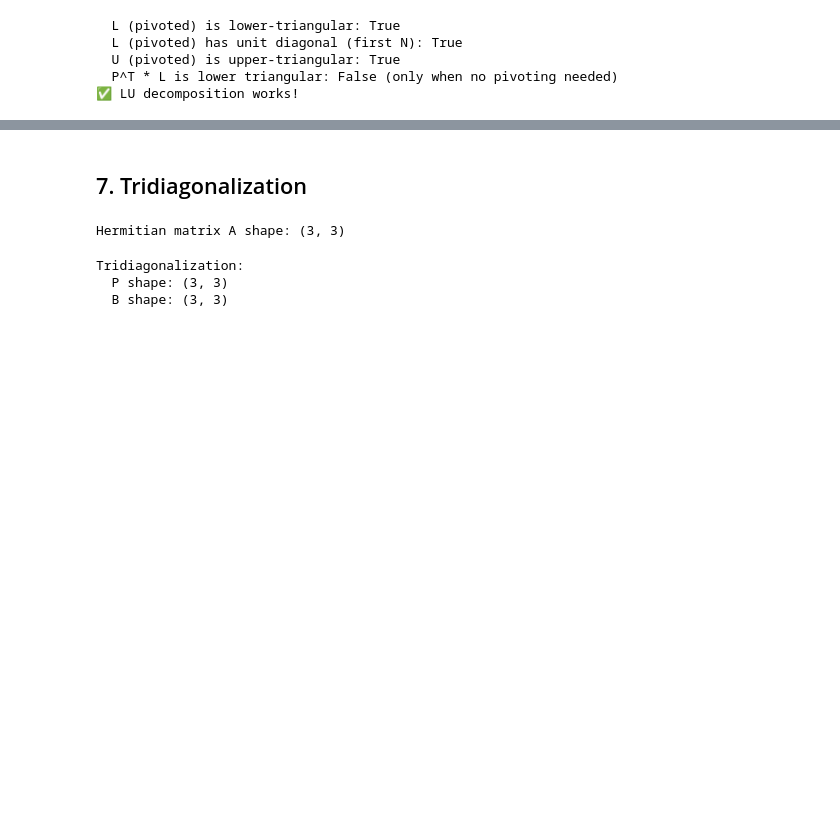
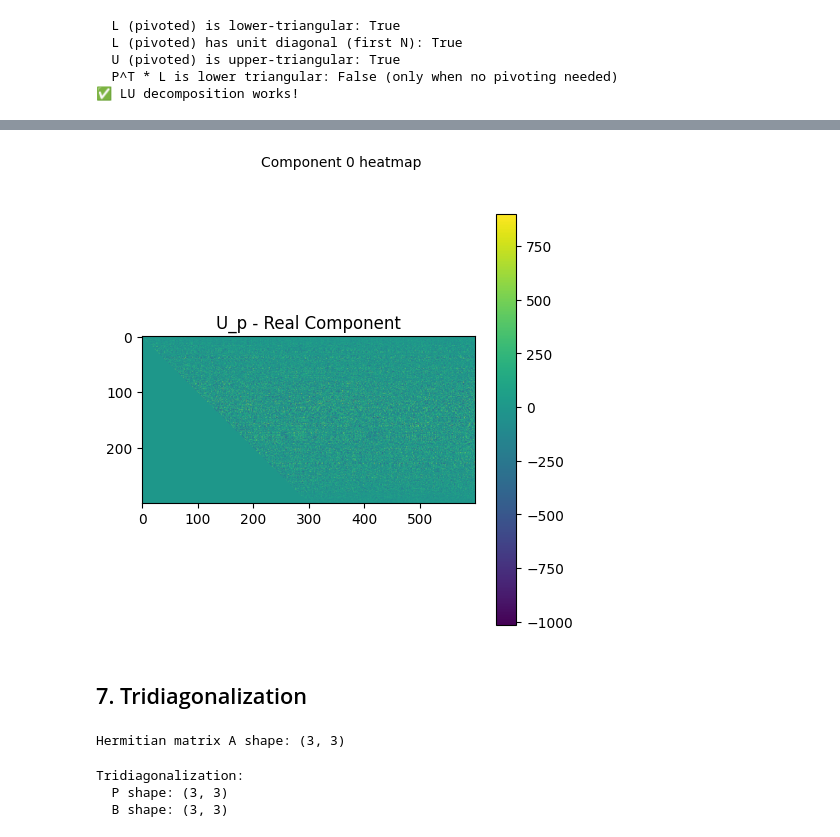
Before and after one commit to vleplat/QuatIca, a Jupyter notebook: QuatIca_Core_Functionality_Demo.ipynb, the cells around one changed output, grey strips where cells are left out. Saved outputs shown, nothing was run; the diff lists cells and outputs as text; code cells hidden in the pictures; blank space fills up the shorter version.

```diff
--- a/QuatIca_Core_Functionality_Demo.ipynb
+++ b/QuatIca_Core_Functionality_Demo.ipynb
@@ -315,3 +320,7 @@ print("✅ LU decomposition works!")
+# %%
+Visualizer.visualize_matrix(U_p, component=0, title="U_p - Real Component")
+# %% [output]
+[figure, added]
 # %% [markdown]
 ## 7. Tridiagonalization
 # %%
```
Also changed, not shown: parts of 19 cells of this notebook.
